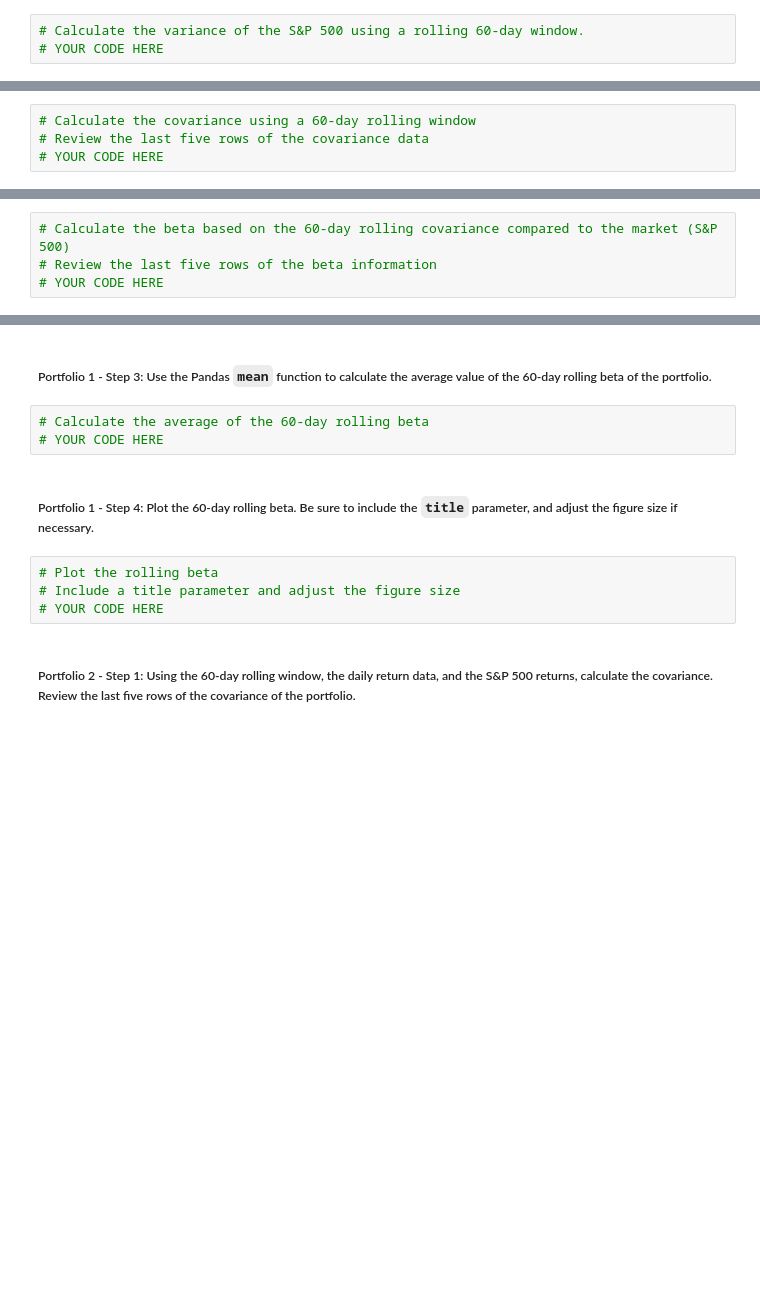
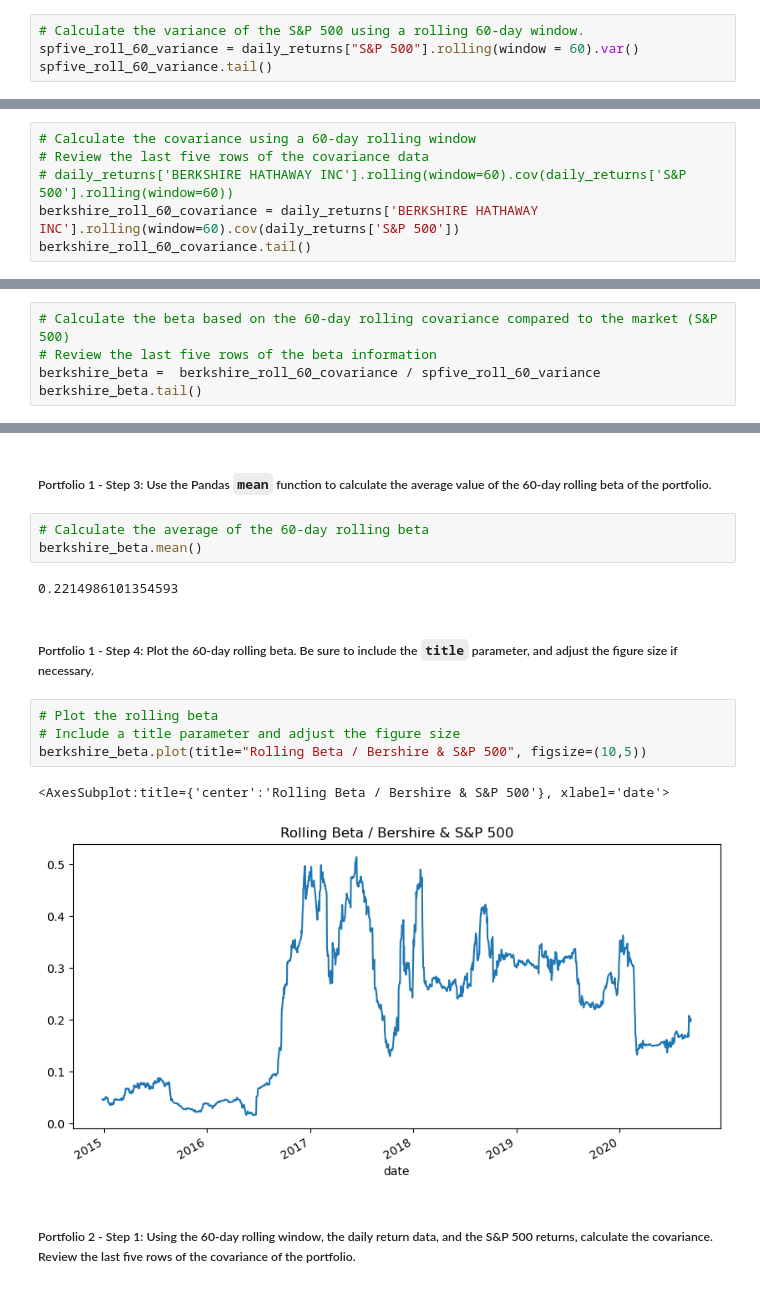
Before and after one commit to PhilipTimothe/Fin-Tech-Module-4, a Jupyter notebook: risk_return_analysis.ipynb, the cells around one changed output, grey strips where cells are left out. Cells and saved outputs as stored; diff of their text form; blank space fills up the shorter version.

```diff
--- a/risk_return_analysis.ipynb
+++ b/risk_return_analysis.ipynb
@@ -365,4 +369,5 @@ Your analysis is nearing completion. Now, you need to evaluate how the portfolio
 #### Use the Pandas `var` function to calculate the variance of the S&P 500 by using a 60-day rolling window. Visualize the last five rows of the variance of the S&P 500.
 # %%
 # Calculate the variance of the S&P 500 using a rolling 60-day window.
-# YOUR CODE HERE
+spfive_roll_60_variance = daily_returns["S&P 500"].rolling(window = 60).var()
+spfive_roll_60_variance.tail()
@@ -381,4 +394,6 @@ Your analysis is nearing completion. Now, you need to evaluate how the portfolio
 # %%
 # Calculate the covariance using a 60-day rolling window
 # Review the last five rows of the covariance data
-# YOUR CODE HERE
+# daily_returns['BERKSHIRE HATHAWAY INC'].rolling(window=60).cov(daily_returns['S&P 500'].rolling(window=60))
+berkshire_roll_60_covariance = daily_returns['BERKSHIRE HATHAWAY INC'].rolling(window=60).cov(daily_returns['S&P 500'])
+berkshire_roll_60_covariance.tail()
@@ -387,4 +410,5 @@ Your analysis is nearing completion. Now, you need to evaluate how the portfolio
 # %%
 # Calculate the beta based on the 60-day rolling covariance compared to the market (S&P 500)
 # Review the last five rows of the beta information
-# YOUR CODE HERE
+berkshire_beta =  berkshire_roll_60_covariance / spfive_roll_60_variance
+berkshire_beta.tail()
@@ -392,13 +424,18 @@ Your analysis is nearing completion. Now, you need to evaluate how the portfolio
 ##### Portfolio 1 - Step 3: Use the Pandas `mean` function to calculate the average value of the 60-day rolling beta of the portfolio.
 # %%
 # Calculate the average of the 60-day rolling beta
-# YOUR CODE HERE
+berkshire_beta.mean()
+# %% [output]
+0.2214986101354593
 # %% [markdown]
 ##### Portfolio 1 - Step 4: Plot the 60-day rolling beta. Be sure to include the `title` parameter, and adjust the figure size if necessary.
 # %%
 # Plot the rolling beta
 # Include a title parameter and adjust the figure size
-# YOUR CODE HERE
+berkshire_beta.plot(title="Rolling Beta / Bershire & S&P 500", figsize=(10,5))
+# %% [output]
+<AxesSubplot:title={'center':'Rolling Beta / Bershire & S&P 500'}, xlabel='date'>
+[figure, added]
 # %% [markdown]
 ##### Portfolio 2 - Step 1: Using the 60-day rolling window, the daily return data, and the S&P 500 returns, calculate the covariance. Review the last five rows of the covariance of the portfolio.
 # %%
```
Also changed, not shown: parts of 11 cells of this notebook.
